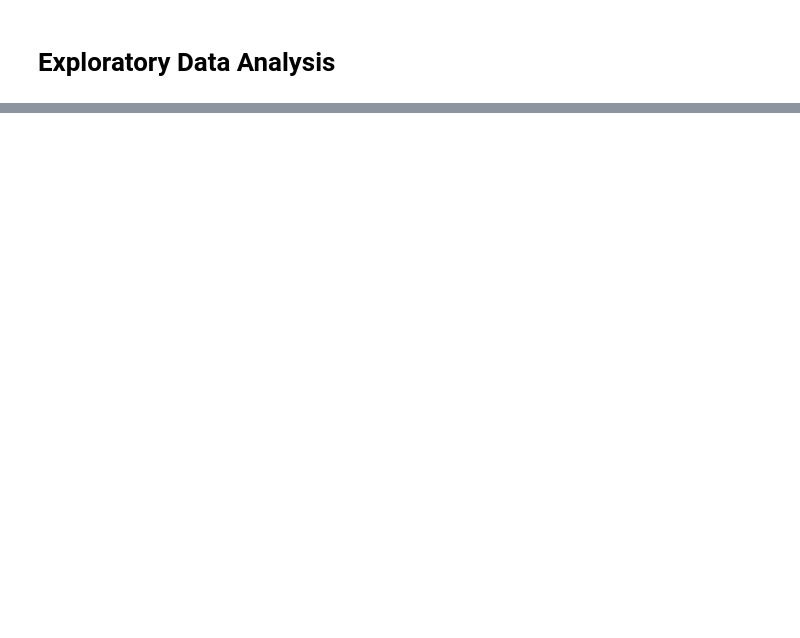
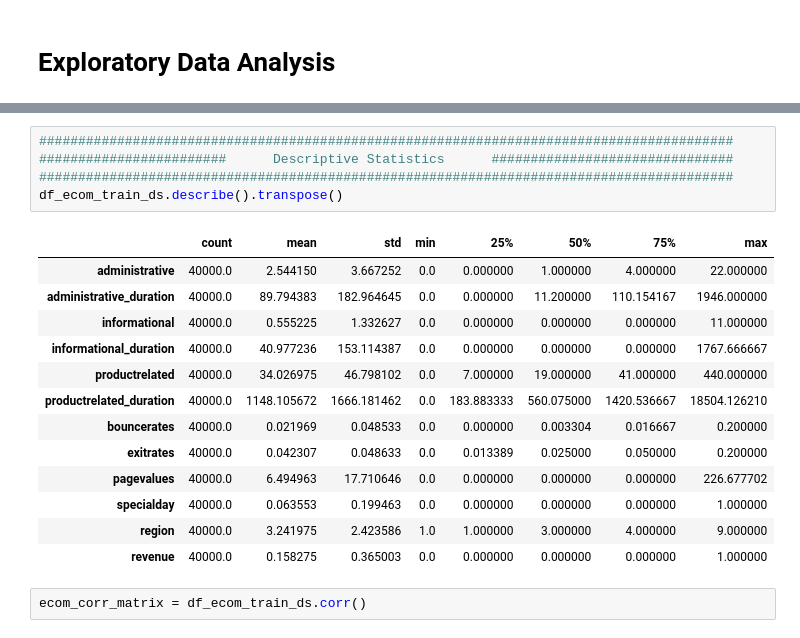
Before and after one commit to mbhoge/ml-hackathon-1, a Jupyter notebook: Hackathon-EDA-MB.ipynb, the cells around one changed output, grey strips where cells are left out. Drawn from its saved outputs; the diff is of its cells as text; blank space fills up the shorter version.

```diff
--- a/Hackathon-EDA-MB.ipynb
+++ b/Hackathon-EDA-MB.ipynb
@@ -27,0 +49,21 @@ df_ecom_train_ds[[""]]
+# %%
+#########################################################################################
+########################      Descriptive Statistics      ###############################
+#########################################################################################
+df_ecom_train_ds.describe().transpose()
+# %% [output]
+|  | count | mean | std | min | 25% | 50% | 75% | max |
+| administrative | 40000.0 | 2.544150 | 3.667252 | 0.0 | 0.000000 | 1.000000 | 4.000000 | 22.000000 |
+| administrative_duration | 40000.0 | 89.794383 | 182.964645 | 0.0 | 0.000000 | 11.200000 | 110.154167 | 1946.000000 |
+| informational | 40000.0 | 0.555225 | 1.332627 | 0.0 | 0.000000 | 0.000000 | 0.000000 | 11.000000 |
+| informational_duration | 40000.0 | 40.977236 | 153.114387 | 0.0 | 0.000000 | 0.000000 | 0.000000 | 1767.666667 |
+| productrelated | 40000.0 | 34.026975 | 46.798102 | 0.0 | 7.000000 | 19.000000 | 41.000000 | 440.000000 |
+| productrelated_duration | 40000.0 | 1148.105672 | 1666.181462 | 0.0 | 183.883333 | 560.075000 | 1420.536667 | 18504.126210 |
+| bouncerates | 40000.0 | 0.021969 | 0.048533 | 0.0 | 0.000000 | 0.003304 | 0.016667 | 0.200000 |
+| exitrates | 40000.0 | 0.042307 | 0.048633 | 0.0 | 0.013389 | 0.025000 | 0.050000 | 0.200000 |
+| pagevalues | 40000.0 | 6.494963 | 17.710646 | 0.0 | 0.000000 | 0.000000 | 0.000000 | 226.677702 |
+| specialday | 40000.0 | 0.063553 | 0.199463 | 0.0 | 0.000000 | 0.000000 | 0.000000 | 1.000000 |
+| region | 40000.0 | 3.241975 | 2.423586 | 1.0 | 1.000000 | 3.000000 | 4.000000 | 9.000000 |
+| revenue | 40000.0 | 0.158275 | 0.365003 | 0.0 | 0.000000 | 0.000000 | 0.000000 | 1.000000 |
+# %%
+ecom_corr_matrix = df_ecom_train_ds.corr()
```
Also changed, not shown: parts of 24 cells of this notebook, 1 other file.
